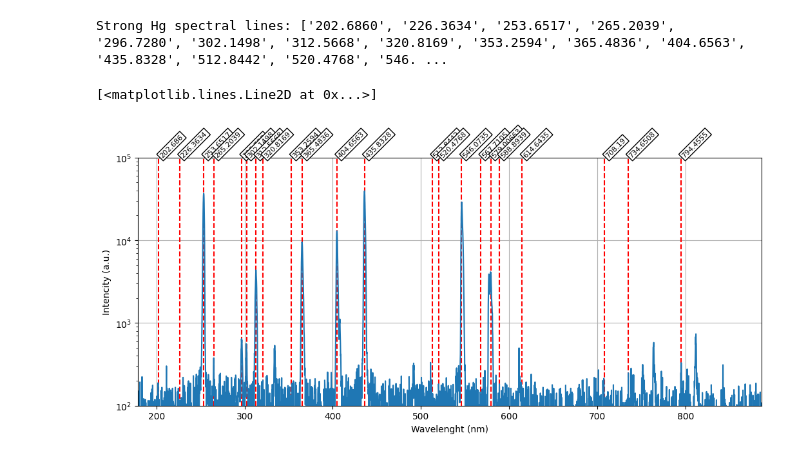
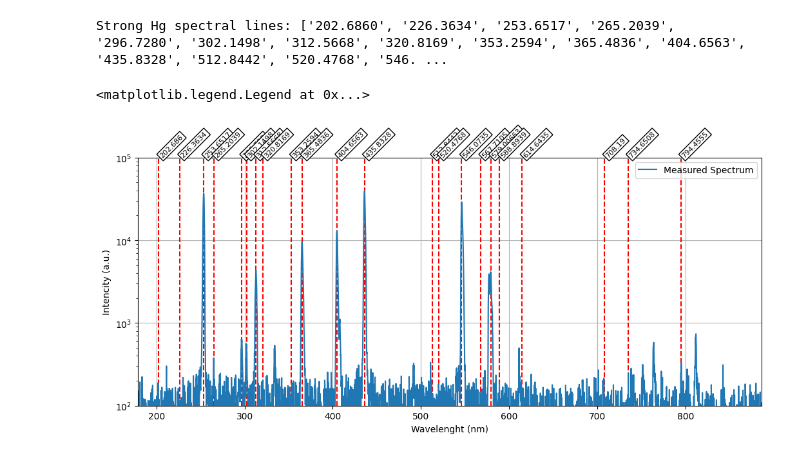
Before and after one commit to N0rt0N7/General-workspace, a Jupyter notebook: Frank-Hertz/Task122.ipynb, the cells around one changed output. Cells and saved outputs as stored; diff of their text form; code cells hidden in the pictures.

```diff
--- a/Frank-Hertz/Task122.ipynb
+++ b/Frank-Hertz/Task122.ipynb
@@ -19,40 +19,41 @@ for line in lines:
 x = data[:, 0]
 y = data[:, 1]
 
-new_list = [float(item) for item in strongline_Hg]
+new_lines_list = [float(item) for item in strongline_Hg]
 
 Hg_spectral_lines_x = [253.62, 296.49, 365.08, 404.78, 435.95, 546.25]
 artifact_lines = [312.86, 578.79]
 
 plt.figure(figsize=(12.5, 5), dpi=100)
 
 #indices = np.searchsorted(x, strongline_Hg)
 #strongline_Hg_y = y[indices]
 
-for position in new_list:
-    plt.axvline(x=position, color='red', linestyle='--', label=f'X={position}')
+for position in new_lines_list:
+    plt.axvline(x=position, color='red', linestyle='--')
     plt.text(position, 1e5, f'{position}', color='black', fontsize=8, ha='left', rotation=45, bbox=dict(facecolor='white', edgecolor='black', boxstyle='square,pad=0.2'))
 
 plt.xlabel('Wavelenght (nm)')
 plt.ylabel('Intencity (a.u.)')
 plt.xlim(178.80,886.38)
 plt.ylim(1e2,1e5)
 
 
 #for position in Hg_spectral_lines_x:
     #plt.axvline(x=position, color='red', linestyle='--', label=f'X={position}')
     #plt.text(position, 0.5, f'{position}', color='black', fontsize=8, ha='center', bbox=dict(facecolor='white', edgecolor='black', boxstyle='square,pad=0.2'))
 
 #for position in artifact_lines:
     #plt.axvline(x=position, color='green', linestyle='--', label=f'X={position}')
     #plt.text(position, 0.5, f'{position}', color='green', fontsize=8, ha='left', bbox=dict(facecolor='white', edgecolor='black', boxstyle='square,pad=0.2'))
 
 #print("Extracted y-values:", Hg_spectral_lines_y)
 
 print("Strong Hg spectral lines:", strongline_Hg)
 plt.grid(True)
-plt.semilogy(x, y-1300)
+plt.semilogy(x, y-1300, label='Measured Spectrum')
+plt.legend(loc="upper right")
 # %% [output]
 Strong Hg spectral lines: ['202.6860', '226.3634', '253.6517', '265.2039', '296.7280', '302.1498', '312.5668', '320.8169', '353.2594', '365.4836', '404.6563', '435.8328', '512.8442', '520.4768', '546. ...
-[<matplotlib.lines.Line2D at 0x...>]
+<matplotlib.legend.Legend at 0x...>
-[figure, old version]
+[figure, new version]
```
Also changed, not shown: parts of 1 cell of this notebook.
